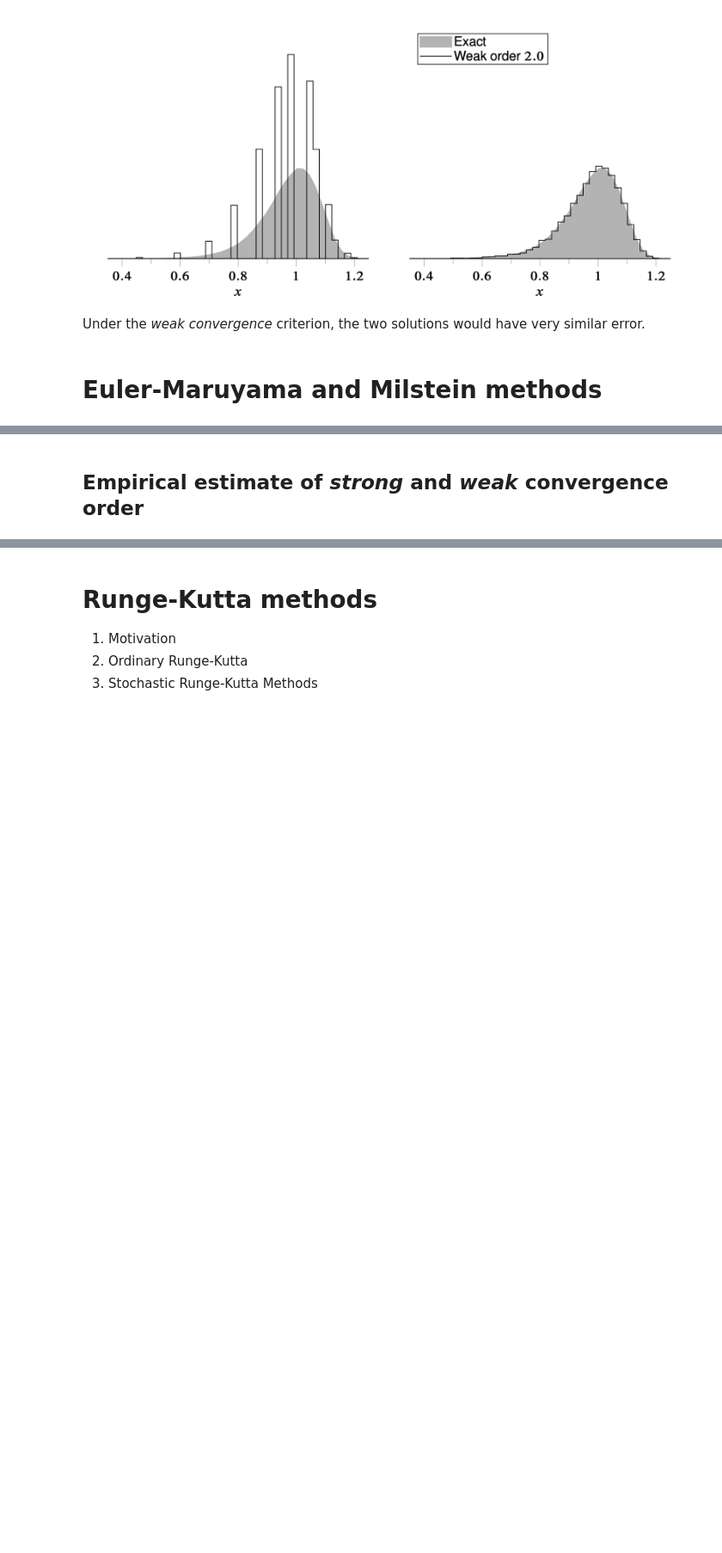
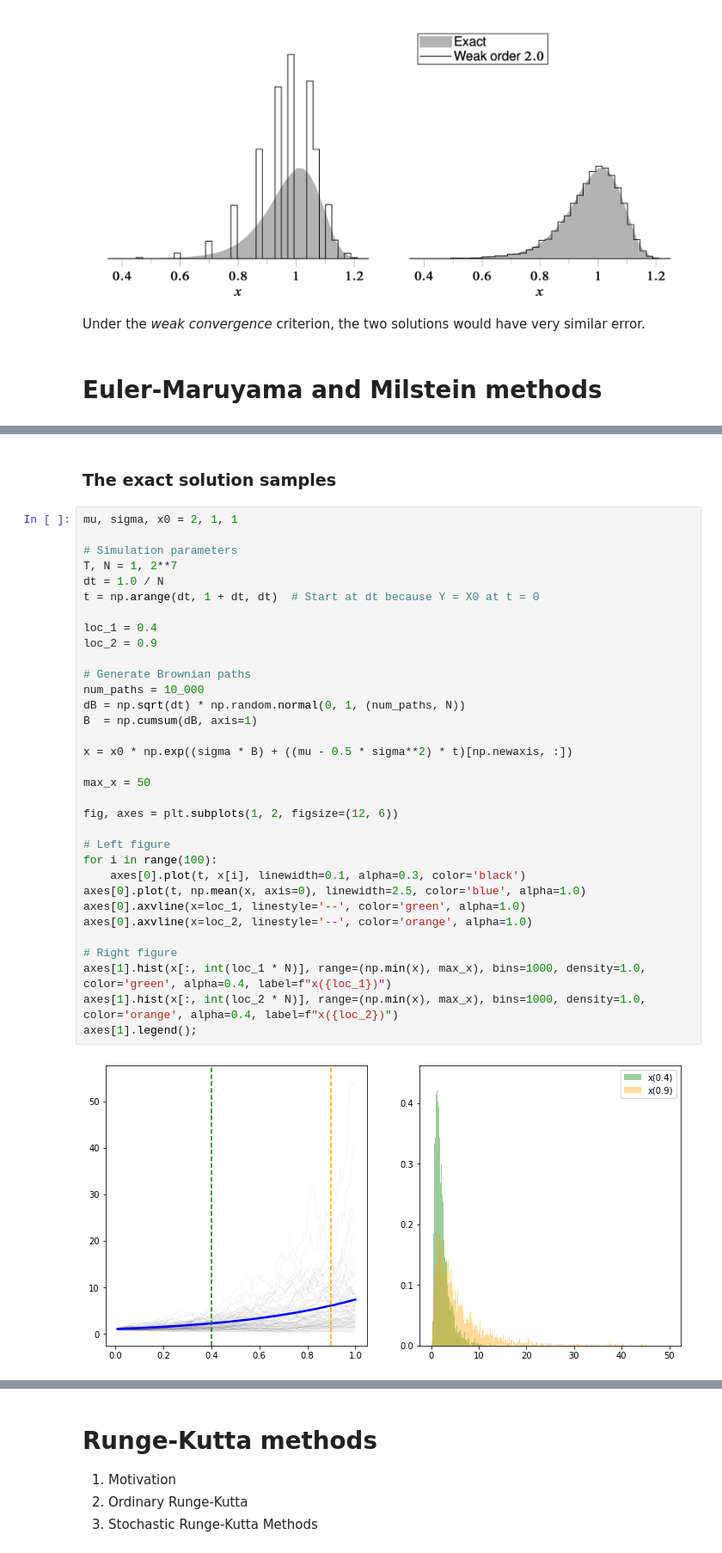
Before and after one commit to jp2011/sdes-notes, a Jupyter notebook: numerical-simulation-sdes.ipynb, the cells around one changed output, grey strips where cells are left out. Shown at 86% size. Saved outputs shown, nothing was run; the diff lists cells and outputs as text; blank space fills up the shorter version.

Commit message:
Saving the notes on SDE numerical simulation.

```diff
--- a/numerical-simulation-sdes.ipynb
+++ b/numerical-simulation-sdes.ipynb
@@ -90,2 +235,37 @@ HTML(anim.to_html5_video())
-# %% [markdown]
-## Empirical estimate of _strong_ and _weak_ convergence order
+# %% [markdown]
+### The exact solution samples
+# %%
+mu, sigma, x0 = 2, 1, 1
+
+# Simulation parameters
+T, N = 1, 2**7
+dt = 1.0 / N
+t = np.arange(dt, 1 + dt, dt)  # Start at dt because Y = X0 at t = 0
+
+loc_1 = 0.4
+loc_2 = 0.9
+
+# Generate Brownian paths
+num_paths = 10_000
+dB = np.sqrt(dt) * np.random.normal(0, 1, (num_paths, N))
+B  = np.cumsum(dB, axis=1)
+
+x = x0 * np.exp((sigma * B) + ((mu - 0.5 * sigma**2) * t)[np.newaxis, :])
+
+max_x = 50
+
+fig, axes = plt.subplots(1, 2, figsize=(12, 6))
+
+# Left figure
+for i in range(100):
+    axes[0].plot(t, x[i], linewidth=0.1, alpha=0.3, color='black')
+axes[0].plot(t, np.mean(x, axis=0), linewidth=2.5, color='blue', alpha=1.0)
+axes[0].axvline(x=loc_1, linestyle='--', color='green', alpha=1.0)
+axes[0].axvline(x=loc_2, linestyle='--', color='orange', alpha=1.0)
+
+# Right figure
+axes[1].hist(x[:, int(loc_1 * N)], range=(np.min(x), max_x), bins=1000, density=1.0, color='green', alpha=0.4, label=f"x({loc_1})")
+axes[1].hist(x[:, int(loc_2 * N)], range=(np.min(x), max_x), bins=1000, density=1.0, color='orange', alpha=0.4, label=f"x({loc_2})")
+axes[1].legend();
+# %% [output]
+[figure, added]
```
Also changed, not shown: parts of 32 cells of this notebook.
